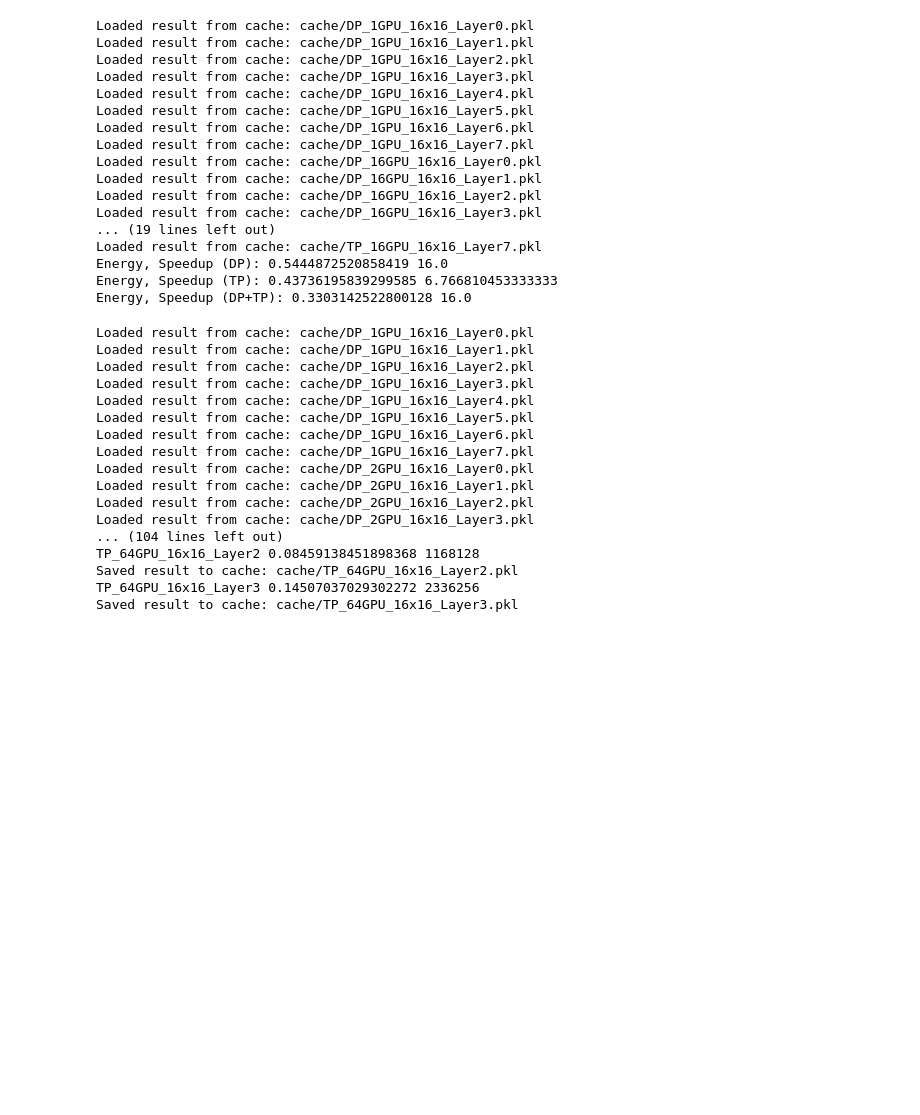
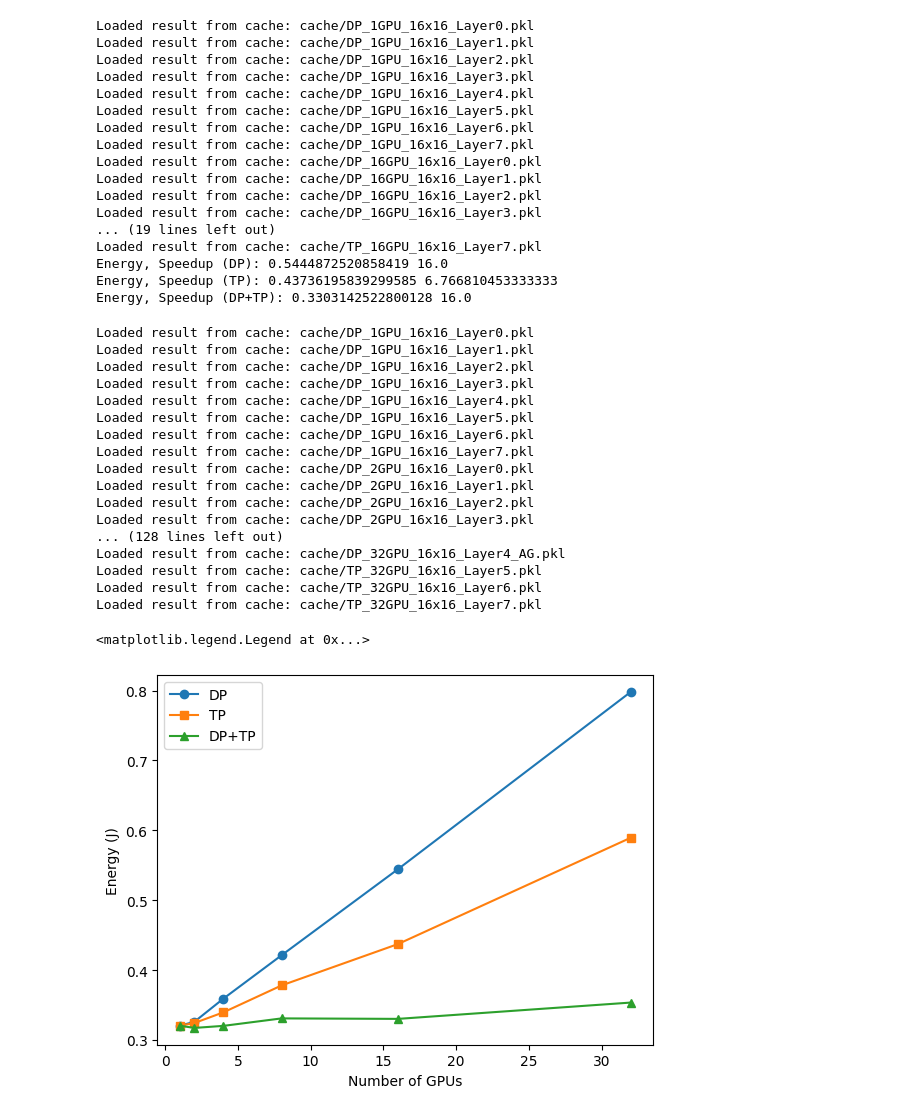
Before and after one commit to jennyli12/65930-final-project, a Jupyter notebook: workspace/project/project.ipynb, the cells around one changed output. Drawn from its saved outputs; the diff is of its cells as text; code cells hidden in the pictures; blank space fills up the shorter version.

Commit message:
PE array scaling

```diff
--- a/workspace/project/project.ipynb
+++ b/workspace/project/project.ipynb
@@ -78,9 +78,9 @@ LAYERS = [
     'layer_shapes/alexnet/7.yaml'
 ]
 
-NUM_GPUS = [1,2,4,8,16,32,64]
+NUM_GPUS = [1,2,4,8,16,32,64,128]
 
-PE_ARRAY_SIZES = [16,]
+PE_ARRAY_SIZES = [1,2,4,8,16,32,64,128]
 # %% [markdown]
 ### Data-Parallel
 # %%
@@ -328,32 +328,33 @@ Energy, Speedup (DP): 0.5444872520858419 16.0
 Energy, Speedup (TP): 0.43736195839299585 6.766810453333333
 Energy, Speedup (DP+TP): 0.3303142522800128 16.0
 # %%
-plt.plot(NUM_GPUS, [get_dnn_stats_dp(num_gpus, 16)[0] for num_gpus in NUM_GPUS], marker='o', label="DP")
-plt.plot(NUM_GPUS, [get_dnn_stats_tp(num_gpus, 16)[0] for num_gpus in NUM_GPUS], marker='s', label="TP")
-plt.plot(NUM_GPUS, [get_dnn_stats_dp_tp(num_gpus, 16)[0] for num_gpus in NUM_GPUS], marker='^', label="DP+TP")
+plt.plot(NUM_GPUS[:6], [get_dnn_stats_dp(num_gpus, 16)[0] for num_gpus in NUM_GPUS[:6]], marker='o', label="DP")
+plt.plot(NUM_GPUS[:6], [get_dnn_stats_tp(num_gpus, 16)[0] for num_gpus in NUM_GPUS[:6]], marker='s', label="TP")
+plt.plot(NUM_GPUS[:6], [get_dnn_stats_dp_tp(num_gpus, 16)[0] for num_gpus in NUM_GPUS[:6]], marker='^', label="DP+TP")
 
 plt.xlabel("Number of GPUs")
-plt.ylabel("Energy (uJ)")
+plt.ylabel("Energy (J)")
 plt.legend()
-plt.title("AlexNet")
 # %% [output]
 Loaded result from cache: cache/DP_1GPU_16x16_Layer0.pkl
 Loaded result from cache: cache/DP_1GPU_16x16_Layer1.pkl
 Loaded result from cache: cache/DP_1GPU_16x16_Layer2.pkl
 Loaded result from cache: cache/DP_1GPU_16x16_Layer3.pkl
 Loaded result from cache: cache/DP_1GPU_16x16_Layer4.pkl
 Loaded result from cache: cache/DP_1GPU_16x16_Layer5.pkl
 Loaded result from cache: cache/DP_1GPU_16x16_Layer6.pkl
 Loaded result from cache: cache/DP_1GPU_16x16_Layer7.pkl
 Loaded result from cache: cache/DP_2GPU_16x16_Layer0.pkl
 Loaded result from cache: cache/DP_2GPU_16x16_Layer1.pkl
 Loaded result from cache: cache/DP_2GPU_16x16_Layer2.pkl
 Loaded result from cache: cache/DP_2GPU_16x16_Layer3.pkl
-... (104 lines left out)
-TP_64GPU_16x16_Layer2 0.08459138451898368 1168128
-Saved result to cache: cache/TP_64GPU_16x16_Layer2.pkl
-TP_64GPU_16x16_Layer3 0.14507037029302272 2336256
-Saved result to cache: cache/TP_64GPU_16x16_Layer3.pkl
+... (128 lines left out)
+Loaded result from cache: cache/DP_32GPU_16x16_Layer4_AG.pkl
+Loaded result from cache: cache/TP_32GPU_16x16_Layer5.pkl
+Loaded result from cache: cache/TP_32GPU_16x16_Layer6.pkl
+Loaded result from cache: cache/TP_32GPU_16x16_Layer7.pkl
+<matplotlib.legend.Legend at 0x...>
+[figure, added]
 # %%
 plt.plot(NUM_GPUS, [get_dnn_stats_dp(num_gpus, 16)[1] for num_gpus in NUM_GPUS], marker='o', label="DP")
 plt.plot(NUM_GPUS, [get_dnn_stats_tp(num_gpus, 16)[1] for num_gpus in NUM_GPUS], marker='s', label="TP")
```
Also changed, not shown: parts of 3 cells of this notebook.
